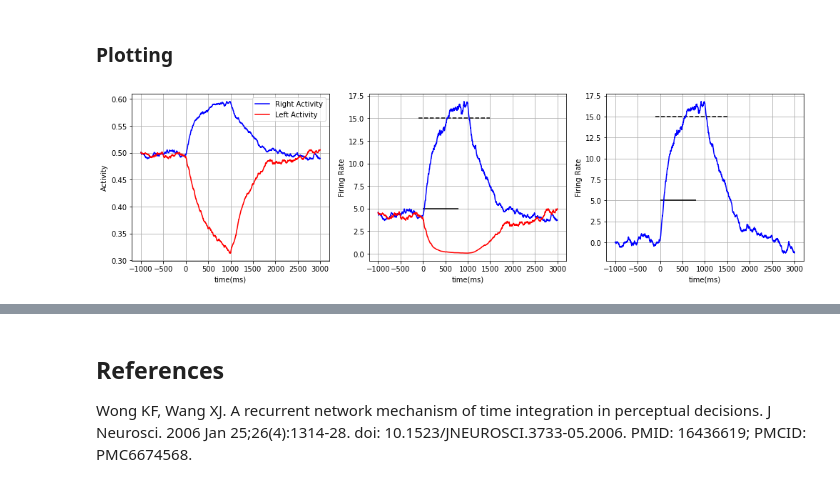
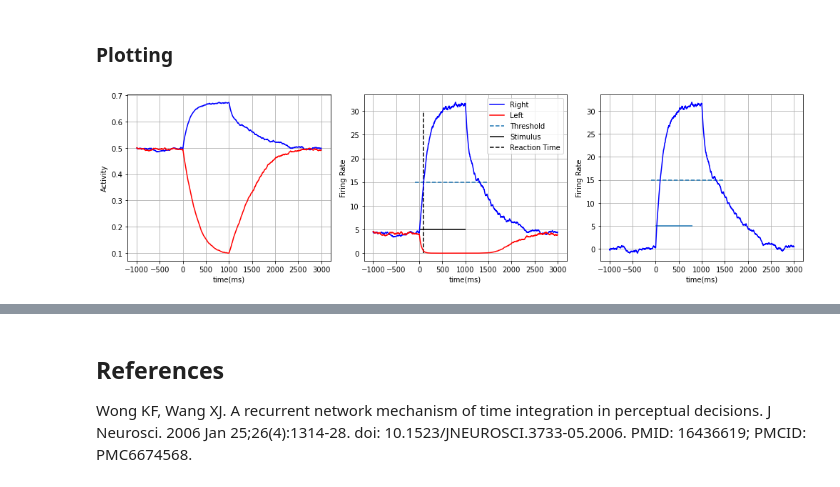
Before and after one commit to john-s-butler-dit/Decision-Making-Models, a Jupyter notebook: 2.1WongWang2006 Reduced Two Variable Model without AMPA - A Network Mechanism.ipynb, the cells around one changed output, grey strips where cells are left out. Drawn from its saved outputs; the diff is of its cells as text; code cells hidden in the pictures.

```diff
--- a/2.1WongWang2006 Reduced Two Variable Model without AMPA - A Network Mechanism.ipynb
+++ b/2.1WongWang2006 Reduced Two Variable Model without AMPA - A Network Mechanism.ipynb
@@ -180,8 +187,9 @@ S_2=S+np.random.uniform(0,0.001,len(time))  # why does this have a different eff
 I_1=np.zeros((len(time))) #initialise as 0
 I_2=np.zeros((len(time)))
 # %%
-COHERENCE_LEVEL=5
-
+COHERENCE_LEVEL=15
+Response=False
+Threshold=15
 for i in range (0,len(time)-1):
     ## INPUT
     if time[i] >=0 and time[i]<1000:
@@ -200,50 +208,66 @@ for i in range (0,len(time)-1):
                                       I_2[i],I_noise_1[i],I_noise_2[i])
     S_1[i+1]=S_diff(S_1[i],x_1[i],h)
     S_2[i+1]=S_diff(S_2[i],x_2[i],h)
+
+    # GETS REACTION TIME
+    if Response==False:
+        if H(S_1[i]) >=Threshold:
+            ANSWER=1
+            RT=time[i]
+            Response=True
+        elif H(S_2[i]) >=Threshold:
+            ANSWER=0
+            RT=time[i]
+            Response=True
 # %% [markdown]
 ### Plotting
 # %%
 fig = plt.figure(figsize=(14,4))
+plt.subplot(131)
+plt.plot(time,S_1,'-',color='blue',label='Right Activity')
+plt.plot(time,S_2,'-',color='red',label='Left Activity')
+
+#plt.plot([0,1],[0,1],':k')
+plt.grid()
+plt.xlabel('time(ms)')
+plt.ylabel('Activity')
+#plt.xlim((-100,1500))
+
+
 plt.subplot(132)
 
 plt.plot(time,H(S_1),'-',color='blue',label="Right")
 plt.plot(time,H(S_2),'-',color='red',label="Left")
 plt.hlines(15,-100,1500,linestyles='dashed',label='Threshold')
-plt.hlines(5,0,800)
+plt.hlines(5,0,1000,color='black',label='Stimulus')
+plt.vlines(RT,0,30,color='black',linestyles='dashed',label='Reaction Time')
+
 
 plt.grid()
 #plt.xlim((-100,1500))
 plt.xlabel('time(ms)')
 plt.ylabel('Firing Rate')
+plt.legend()
+
 
 #plt.legend(bbox_to_anchor=(1.05, 1), loc=2, borderaxespad=0.)
 
 
 plt.subplot(133)
 
 plt.plot(time,H(S_1)-H(S_2),'-',color='blue',label="Right-Left")
 plt.hlines(15,-100,1500,linestyles='dashed',label='Threshold')
 plt.hlines(5,0,800)
 plt.grid()
 #plt.xlim((-100,1500))
 plt.xlabel('time(ms)')
 plt.ylabel('Firing Rate')
 
-plt.subplot(131)
-plt.plot(time,S_1,'-',color='blue',label='Right Activity')
-plt.plot(time,S_2,'-',color='red',label='Left Activity')
 
-#plt.plot([0,1],[0,1],':k')
-plt.grid()
-plt.xlabel('time(ms)')
-plt.ylabel('Activity')
-#plt.xlim((-100,1500))
-
-plt.legend()
 plt.tight_layout()
 plt.show()
 # %% [output]
-[figure, old version]
+[figure, new version]
 # %%
 Firing_target_1=H(S_1)
 Firing_target_2=H(S_2)
```
Also changed, not shown: parts of 3 cells of this notebook, 6 other files.
